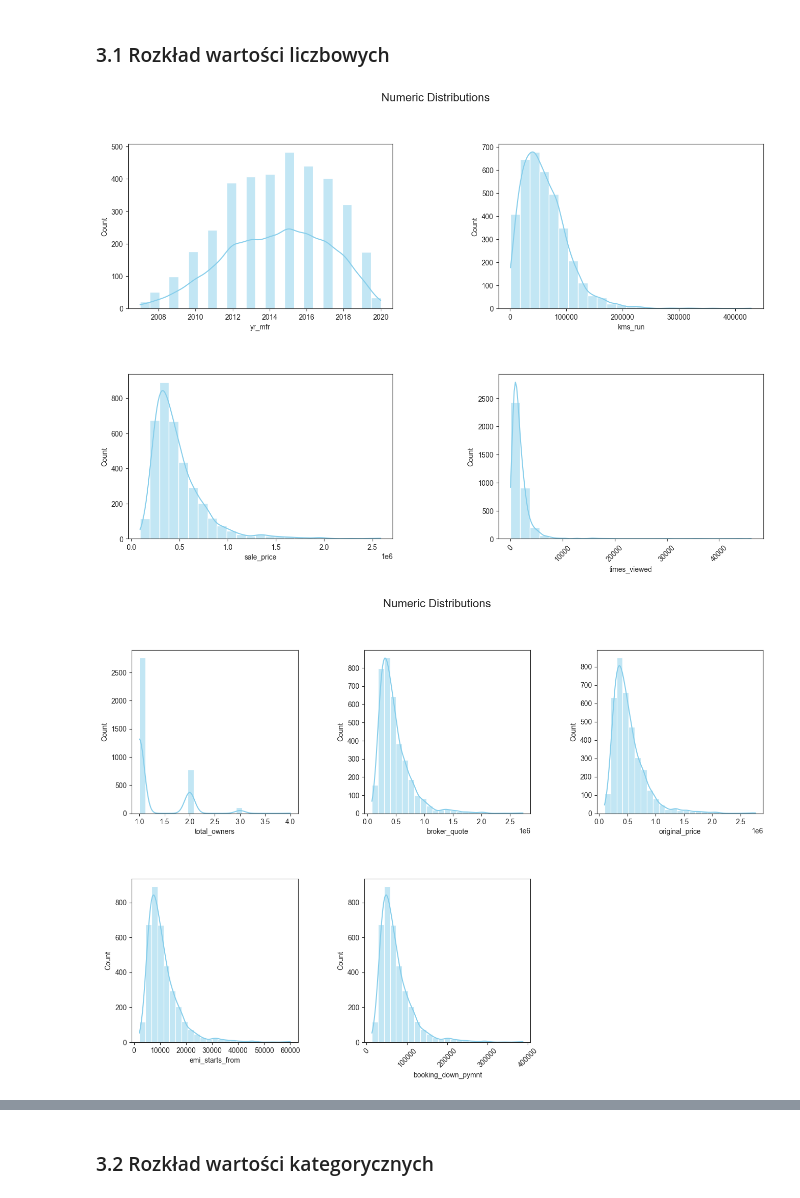
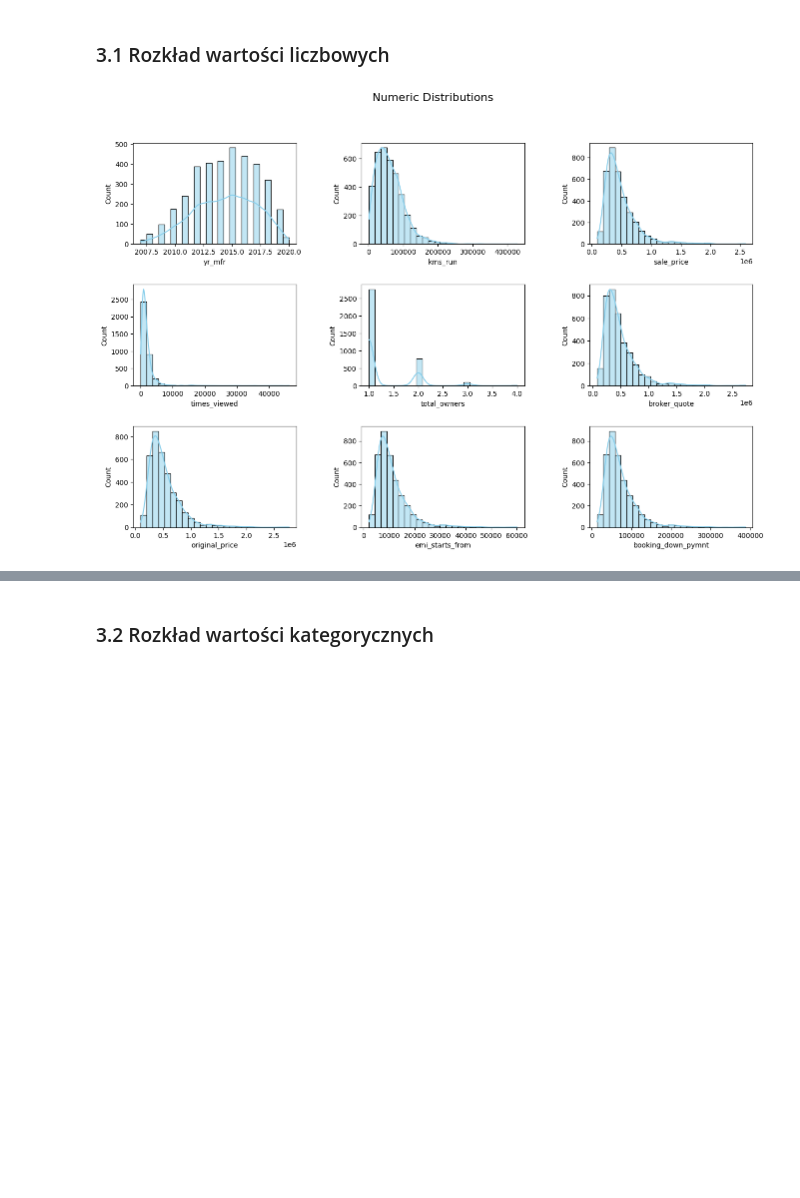
Before and after one commit to milenakoros/GRUPA_1_ASI, a Jupyter notebook: notebooks/01_eda.ipynb, the cells around one changed output, grey strips where cells are left out. Drawn from its saved outputs; the diff is of its cells as text; code cells hidden in the pictures; blank space fills up the shorter version.

```diff
--- a/notebooks/01_eda.ipynb
+++ b/notebooks/01_eda.ipynb
@@ -87,26 +88,24 @@ Duplicate values:  0
 # %%
 numeric_list = df.select_dtypes(include=["int64", "float64"]).columns.tolist()
 
 def plot_numeric_distributions(df, cols, nrows, ncols, title):
     fig, axs = plt.subplots(nrows, ncols, figsize=(16, 10))
     axs = axs.flatten()
     plt.subplots_adjust(hspace=0.4, wspace=0.4)
 
     for i, col in enumerate(cols):
         sns.histplot(df[col], bins=25, kde=True, ax=axs[i], color='skyblue', legend=False)
+        plt.xticks(rotation=0)
 
     for j in range(i+1, len(axs)):
         fig.delaxes(axs[j])
-        axs[j].set_title(f"Distribution of {cols[j]}")
 
     fig.suptitle(title, fontsize=16)
-    plt.xticks(rotation=45)
     plt.show()
 
 plot_numeric_distributions(df, numeric_list, 3, 3, "Numeric Distributions")
 # %% [output]
-[figure, old version]
+[figure, new version]
-[figure, removed]
 # %%
 scaler = StandardScaler()
 scaled_values = scaler.fit_transform(df[numeric_list])
```
Also changed, not shown: parts of 10 cells of this notebook.
